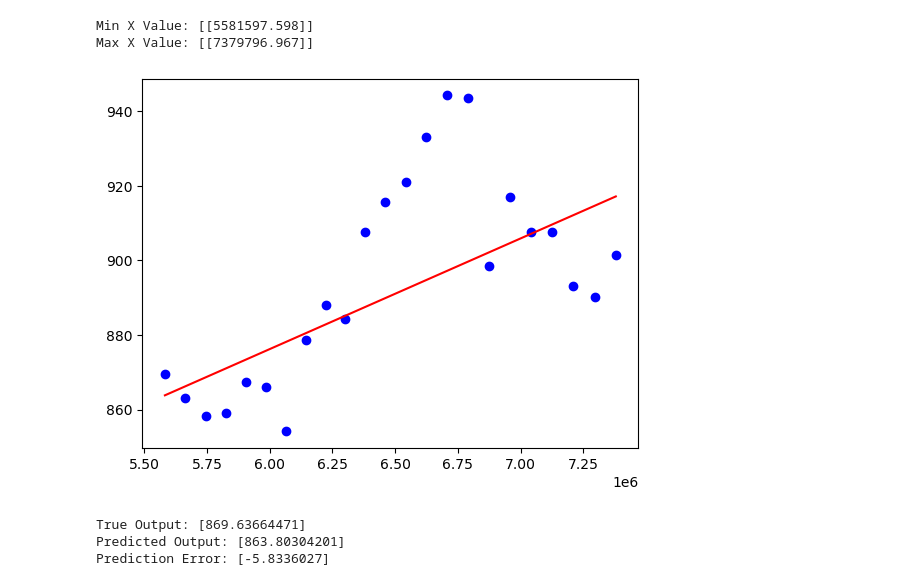
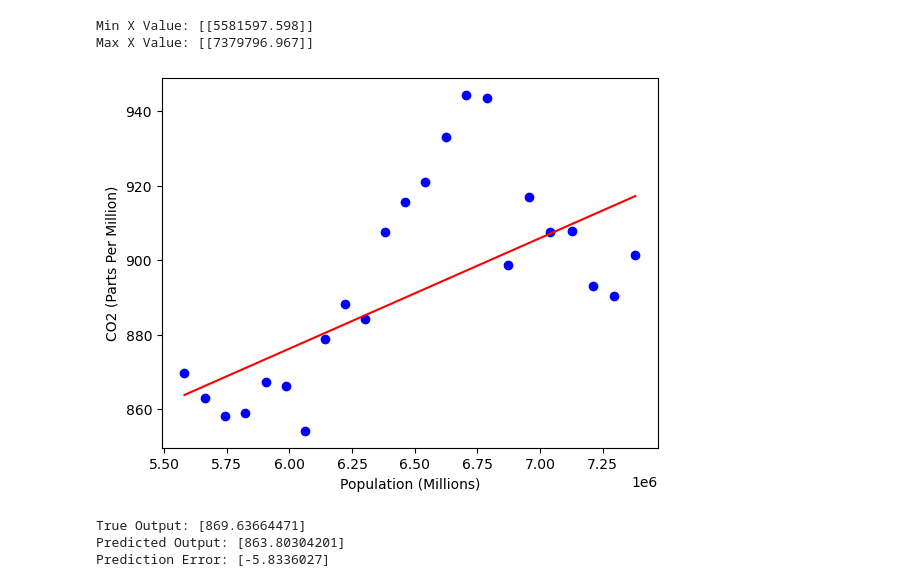
Before and after one commit to Khoi-Duong/ClimateChange, a Jupyter notebook: JupyterNotebook Files/Population To CO2 ML.ipynb, the cells around one changed output. Cells and saved outputs as stored; diff of their text form; code cells hidden in the pictures.

```diff
--- a/JupyterNotebook Files/Population To CO2 ML.ipynb
+++ b/JupyterNotebook Files/Population To CO2 ML.ipynb
@@ -80,10 +80,12 @@ y_max = model.predict(x_max)
 # %%
 # Plot
 plt.scatter(X, y, c = "blue")
 plt.plot([x_min[0], x_max[0]], [y_min[0], y_max[0]], c = "red")
+plt.xlabel("Population (Millions)")
+plt.ylabel("CO2 (Parts Per Million)")
 plt.savefig("../Images/PopulationToCO2.png")
 # %% [output]
-[figure, old version]
+[figure, new version]
 # %%
 # Predictions
 predictions = model.predict(X)
```
